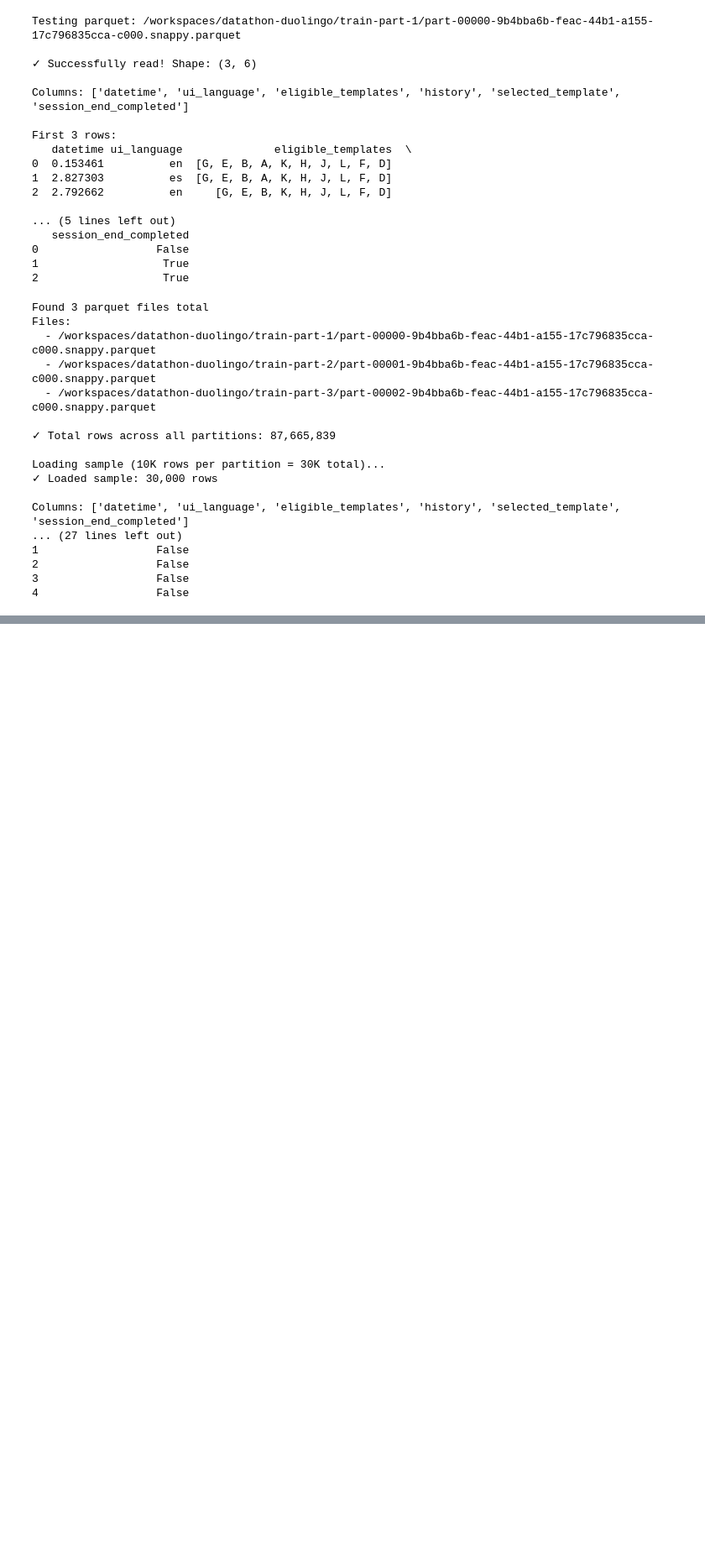
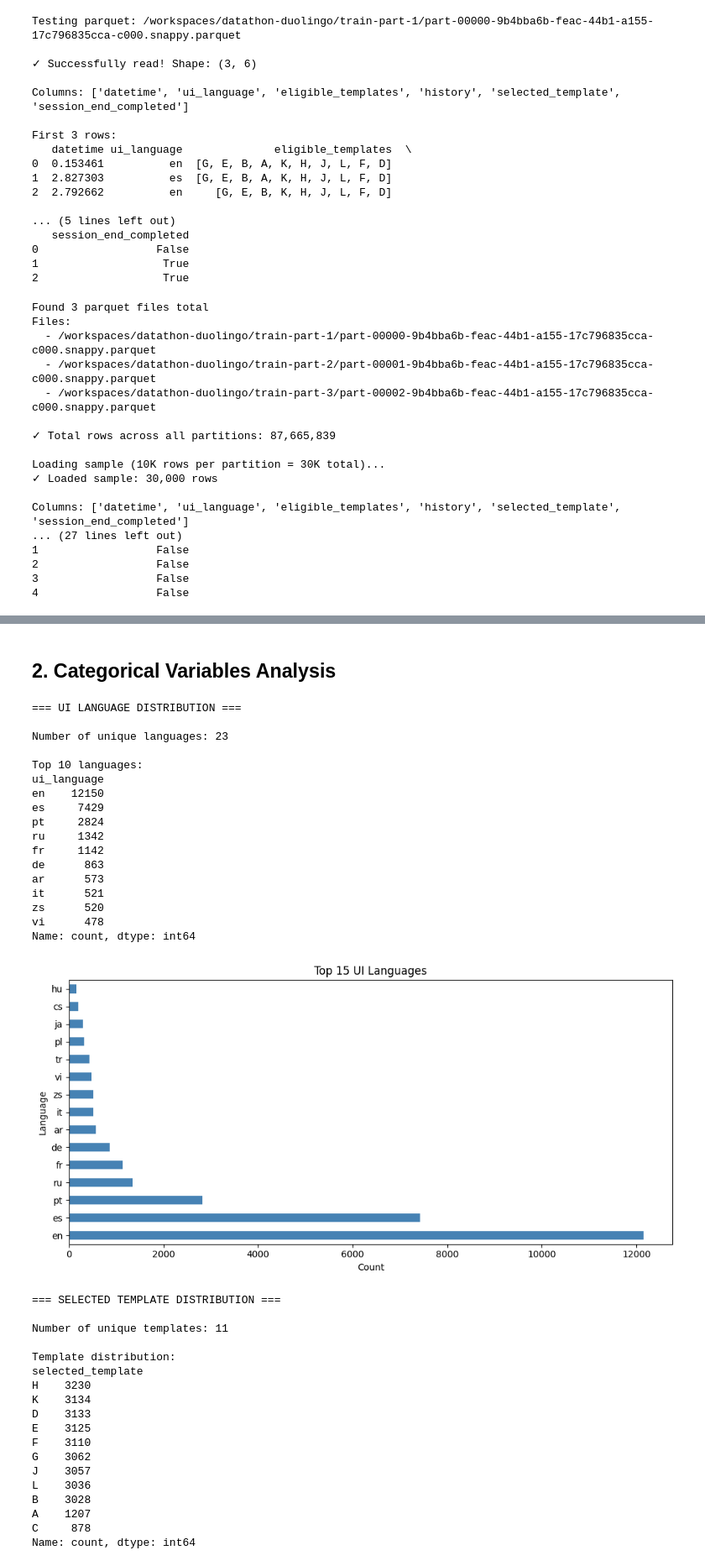
Before and after one commit to lab-hu/datathon-duolingo, a Jupyter notebook: analysis.ipynb, the cells around one changed output, grey strips where cells are left out. Shown at 84% size. Drawn from its saved outputs; the diff is of its cells as text; code cells hidden in the pictures; blank space fills up the shorter version.

```diff
--- a/analysis.ipynb
+++ b/analysis.ipynb
@@ -220,0 +252,71 @@ plt.show()
+# %% [markdown]
+## 2. Categorical Variables Analysis
+# %%
+# UI Language distribution
+print("=== UI LANGUAGE DISTRIBUTION ===\n")
+lang_counts = df_train['ui_language'].value_counts()
+print(f"Number of unique languages: {len(lang_counts)}")
+print(f"\nTop 10 languages:")
+print(lang_counts.head(10))
+
+# Visualize top languages
+plt.figure(figsize=(10, 5))
+lang_counts.head(15).plot(kind='barh', color='steelblue')
+plt.title('Top 15 UI Languages')
+plt.xlabel('Count')
+plt.ylabel('Language')
+plt.tight_layout()
+plt.show()
+
+# Selected template distribution
+print("\n\n=== SELECTED TEMPLATE DISTRIBUTION ===\n")
+template_counts = df_train['selected_template'].value_counts()
+print(f"Number of unique templates: {len(template_counts)}")
+print(f"\nTemplate distribution:")
+print(template_counts)
+
+plt.figure(figsize=(10, 5))
+template_counts.plot(kind='bar', color='coral')
+plt.title('Selected Template Distribution')
+plt.xlabel('Template')
+plt.ylabel('Count')
+plt.xticks(rotation=45)
+plt.tight_layout()
+plt.show()
+# %% [output]
+=== UI LANGUAGE DISTRIBUTION ===
+
+Number of unique languages: 23
+
+Top 10 languages:
+ui_language
+en    12150
+es     7429
+pt     2824
+ru     1342
+fr     1142
+de      863
+ar      573
+it      521
+zs      520
+vi      478
+Name: count, dtype: int64
+[figure, added]
+=== SELECTED TEMPLATE DISTRIBUTION ===
+
+Number of unique templates: 11
+
+Template distribution:
+selected_template
+H    3230
+K    3134
+D    3133
+E    3125
+F    3110
+G    3062
+J    3057
+L    3036
+B    3028
+A    1207
+C     878
+Name: count, dtype: int64
```
Also changed, not shown: parts of 8 cells of this notebook, 1 other file.
